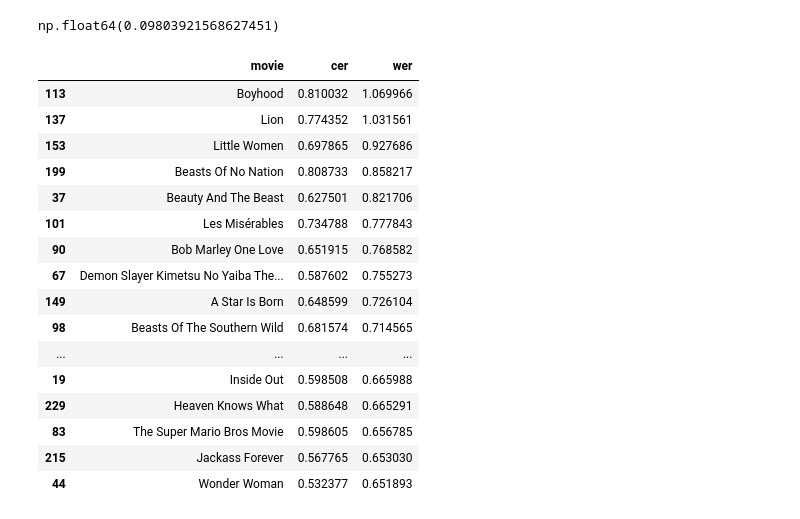
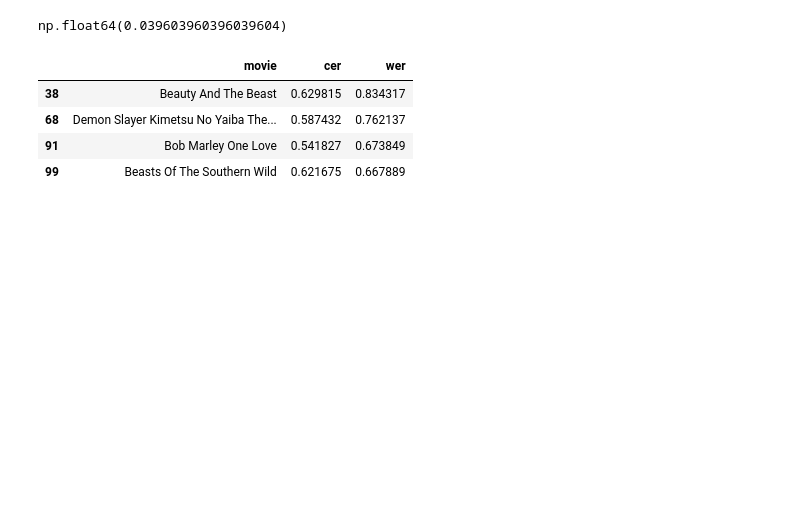
Before and after one commit to sydney-machine-learning/audiodescription-abusedetection, a Jupyter notebook: subtitles_quality_visualisation.ipynb, the cells around one changed output. Saved outputs shown, nothing was run; the diff lists cells and outputs as text; code cells hidden in the pictures; blank space fills up the shorter version.

```diff
--- a/subtitles_quality_visualisation.ipynb
+++ b/subtitles_quality_visualisation.ipynb
@@ -7,31 +7,19 @@ test_df = pd.read_parquet(os.path.join('data', 'subtitles_wer_scores.parquet'))
 # TODO: filter dataset based on WER scores (or consider replacing subtitles?)
 # TODO: add word/segment count? tie in narrator perc for analysis?
 # %%
-test_df = pd.read_parquet(os.path.join('data', 'subtitles_wer_scores.parquet'))
-test_df = test_df[test_df.movie.ne('Lincoln')]
-test_df.to_parquet(os.path.join('data', 'subtitles_wer_scores.parquet'))
+scores_df = pd.read_parquet(os.path.join('data', 'subtitles_wer_scores.parquet'))
+scores_df = scores_df[scores_df.movie.ne('Pee Wees Big Holiday')]
+scores_df.to_parquet(os.path.join('data', 'subtitles_wer_scores.parquet'))
 # %%
-test_df.wer.gt(0.65).sum() / test_df.shape[0]
+scores_df.wer.gt(0.65).sum() / scores_df.shape[0]
 # %% [output]
-np.float64(0.09803921568627451)
+np.float64(0.039603960396039604)
 # %%
-test_df[test_df.wer.gt(0.65)].sort_values('wer', ascending=False)
+scores_df[scores_df.wer.gt(0.65)].sort_values('wer', ascending=False)
 # %% [output]
 |  | movie | cer | wer |
-| 113 | Boyhood | 0.810032 | 1.069966 |
-| 137 | Lion | 0.774352 | 1.031561 |
-| 153 | Little Women | 0.697865 | 0.927686 |
-| 199 | Beasts Of No Nation | 0.808733 | 0.858217 |
-| 37 | Beauty And The Beast | 0.627501 | 0.821706 |
-| 101 | Les Misérables | 0.734788 | 0.777843 |
-| 90 | Bob Marley One Love | 0.651915 | 0.768582 |
-| 67 | Demon Slayer Kimetsu No Yaiba The... | 0.587602 | 0.755273 |
-| 149 | A Star Is Born | 0.648599 | 0.726104 |
-| 98 | Beasts Of The Southern Wild | 0.681574 | 0.714565 |
-| ... | ... | ... | ... |
-| 19 | Inside Out | 0.598508 | 0.665988 |
-| 229 | Heaven Knows What | 0.588648 | 0.665291 |
-| 83 | The Super Mario Bros Movie | 0.598605 | 0.656785 |
-| 215 | Jackass Forever | 0.567765 | 0.653030 |
-| 44 | Wonder Woman | 0.532377 | 0.651893 |
+| 38 | Beauty And The Beast | 0.629815 | 0.834317 |
+| 68 | Demon Slayer Kimetsu No Yaiba The... | 0.587432 | 0.762137 |
+| 91 | Bob Marley One Love | 0.541827 | 0.673849 |
+| 99 | Beasts Of The Southern Wild | 0.621675 | 0.667889 |
 # %%
```
Also changed, not shown: parts of 3 cells of this notebook, 13 other files.
